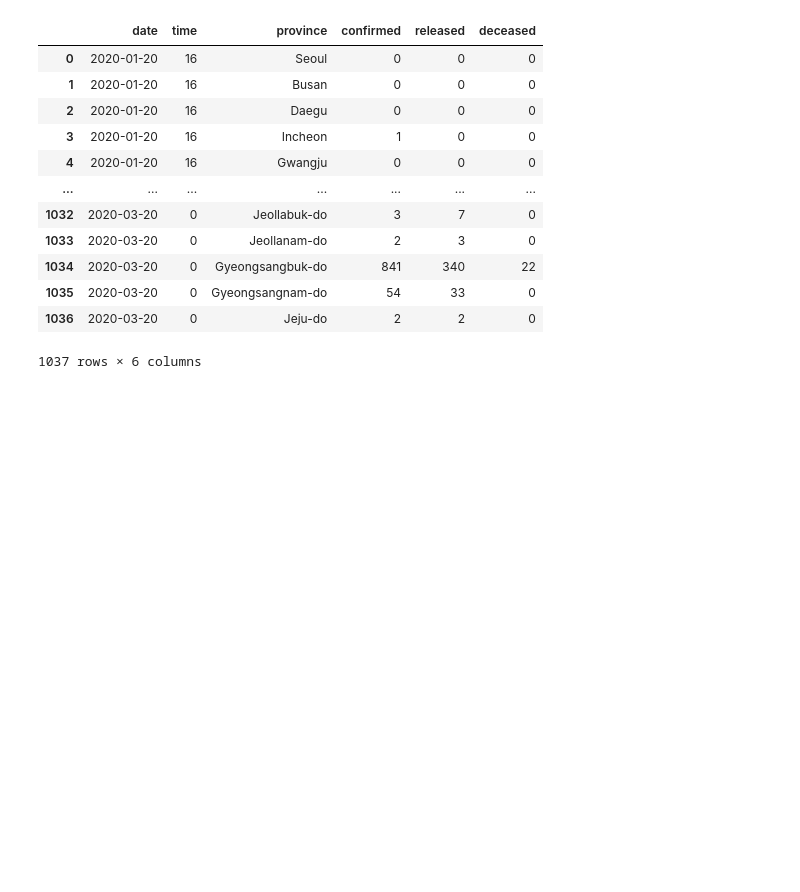
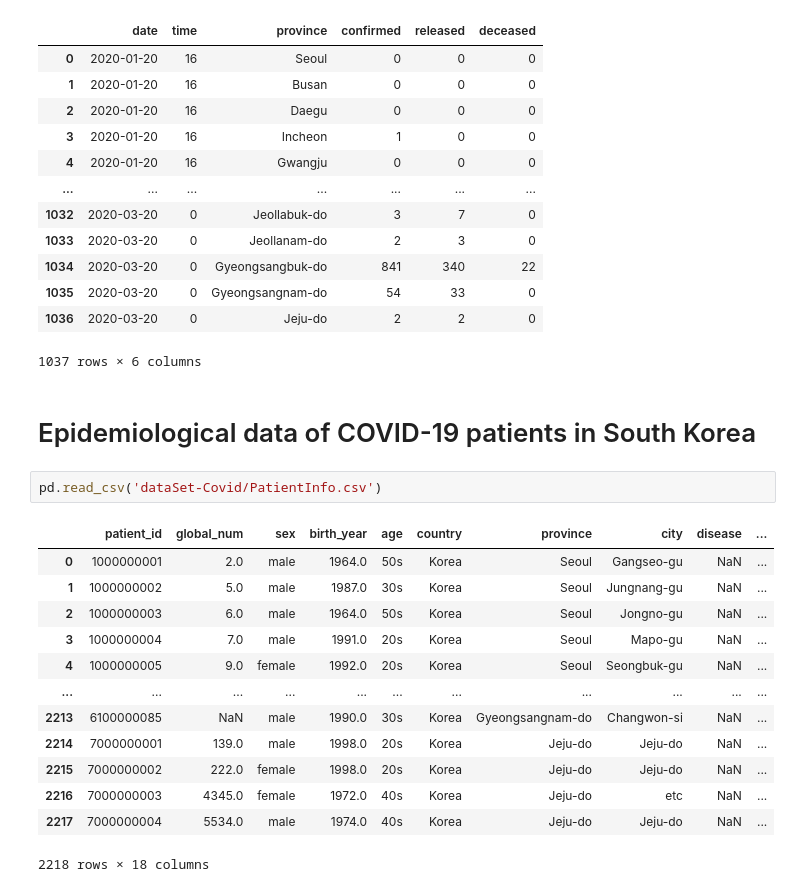
Before and after one commit to bcdatascience/The_Battle_of_Neighborhoods_COVID-19, a Jupyter notebook: COVID-19-South Korea/COVID-19.ipynb, the cells around one changed output. Drawn from its saved outputs; the diff is of its cells as text; blank space fills up the shorter version.

Commit message:
Notebook COVID-19

```diff
--- a/COVID-19-South Korea/COVID-19.ipynb
+++ b/COVID-19-South Korea/COVID-19.ipynb
@@ -109,3 +111,21 @@ pd.read_csv('dataSet-Covid/TimeProvince.csv')
 | 1035 | 2020-03-20 | 0 | Gyeongsangnam-do | 54 | 33 | 0 |
 | 1036 | 2020-03-20 | 0 | Jeju-do | 2 | 2 | 0 |
 1037 rows × 6 columns
+# %% [markdown]
+# Epidemiological data of COVID-19 patients in South Korea
+# %%
+pd.read_csv('dataSet-Covid/PatientInfo.csv')
+# %% [output]
+|  | patient_id | global_num | sex | birth_year | age | country | province | city | disease | ... |
+| 0 | 1000000001 | 2.0 | male | 1964.0 | 50s | Korea | Seoul | Gangseo-gu | NaN | ... |
+| 1 | 1000000002 | 5.0 | male | 1987.0 | 30s | Korea | Seoul | Jungnang-gu | NaN | ... |
+| 2 | 1000000003 | 6.0 | male | 1964.0 | 50s | Korea | Seoul | Jongno-gu | NaN | ... |
+| 3 | 1000000004 | 7.0 | male | 1991.0 | 20s | Korea | Seoul | Mapo-gu | NaN | ... |
+| 4 | 1000000005 | 9.0 | female | 1992.0 | 20s | Korea | Seoul | Seongbuk-gu | NaN | ... |
+| ... | ... | ... | ... | ... | ... | ... | ... | ... | ... | ... |
+| 2213 | 6100000085 | NaN | male | 1990.0 | 30s | Korea | Gyeongsangnam-do | Changwon-si | NaN | ... |
+| 2214 | 7000000001 | 139.0 | male | 1998.0 | 20s | Korea | Jeju-do | Jeju-do | NaN | ... |
+| 2215 | 7000000002 | 222.0 | female | 1998.0 | 20s | Korea | Jeju-do | Jeju-do | NaN | ... |
+| 2216 | 7000000003 | 4345.0 | female | 1972.0 | 40s | Korea | Jeju-do | etc | NaN | ... |
+| 2217 | 7000000004 | 5534.0 | male | 1974.0 | 40s | Korea | Jeju-do | Jeju-do | NaN | ... |
+2218 rows × 18 columns
```
Also changed, not shown: parts of 1 cell of this notebook.
